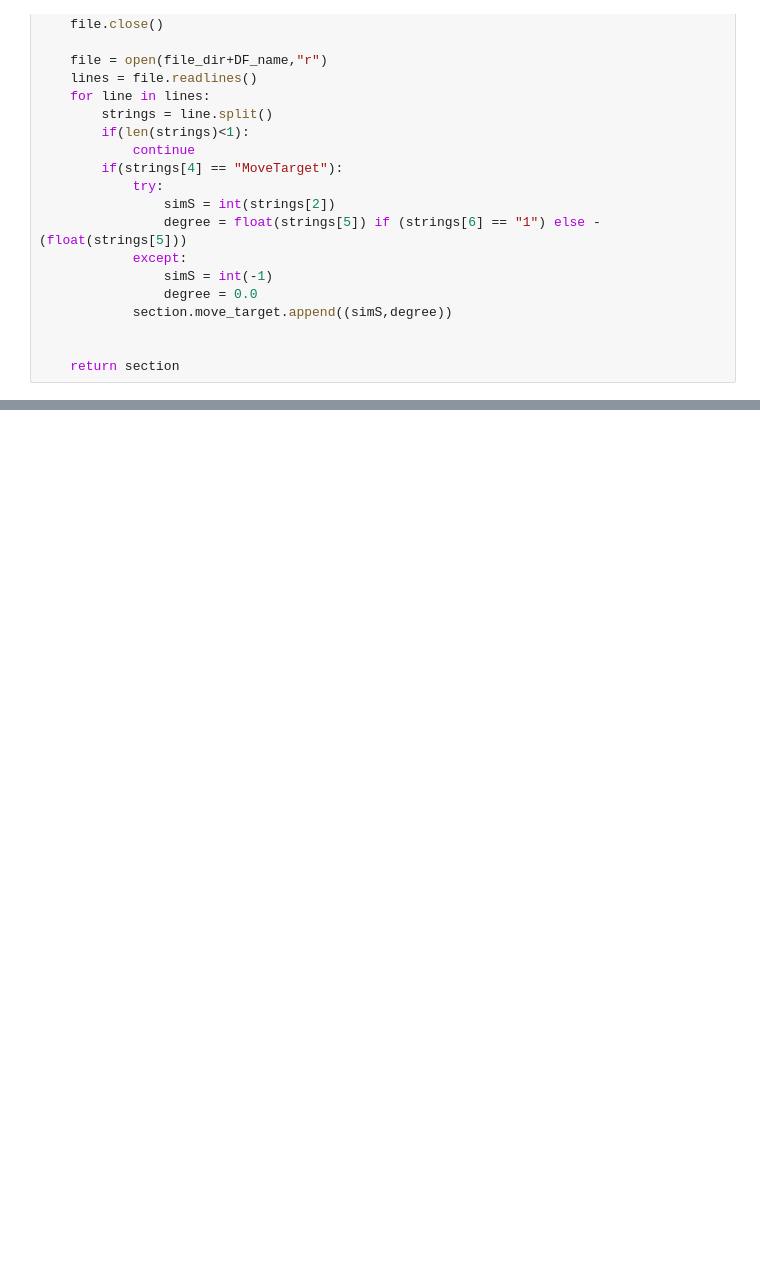
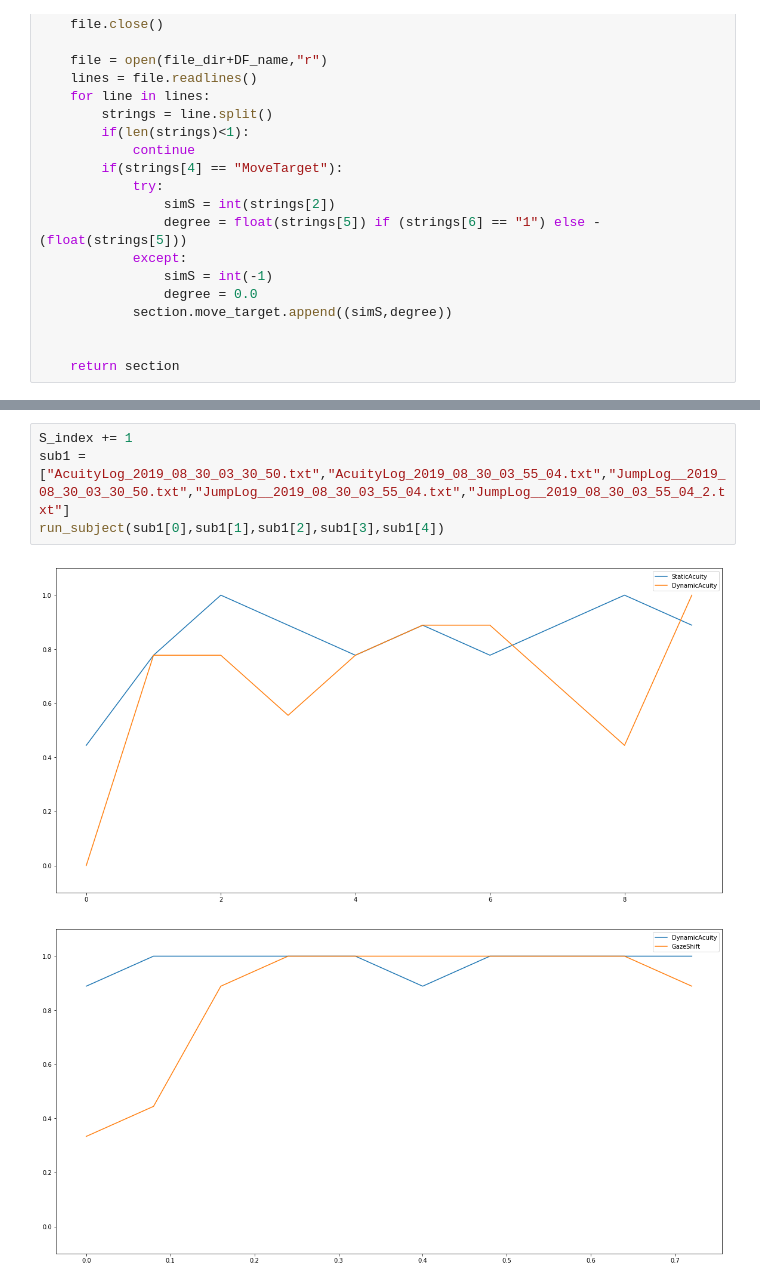
Before and after one commit to Vor2d/VORHead, a Jupyter notebook: DataAnalyzer/DataAnalyzer.ipynb, the cells around one changed output, grey strips where cells are left out. Drawn from its saved outputs; the diff is of its cells as text; blank space fills up the shorter version.

```diff
--- a/DataAnalyzer/DataAnalyzer.ipynb
+++ b/DataAnalyzer/DataAnalyzer.ipynb
@@ -116,0 +200,7 @@ def plot_ac(section):
+# %%
+S_index += 1
+sub1 = ["AcuityLog_2019_08_30_03_30_50.txt","AcuityLog_2019_08_30_03_55_04.txt","JumpLog__2019_08_30_03_30_50.txt","JumpLog__2019_08_30_03_55_04.txt","JumpLog__2019_08_30_03_55_04_2.txt"]
+run_subject(sub1[0],sub1[1],sub1[2],sub1[3],sub1[4])
+# %% [output]
+[figure, added]
+[figure, added]
```
Also changed, not shown: parts of 18 cells of this notebook, 14 other files.
